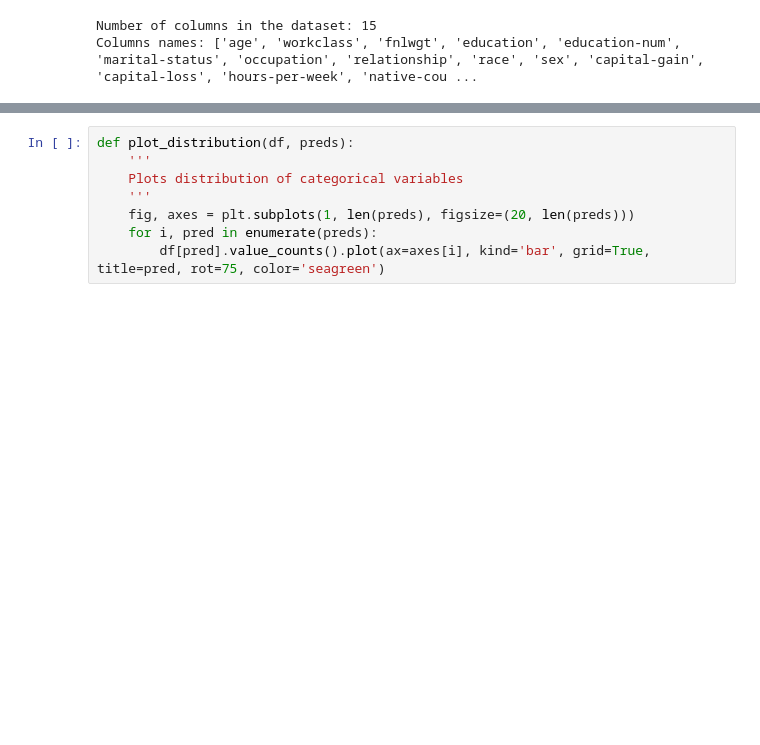
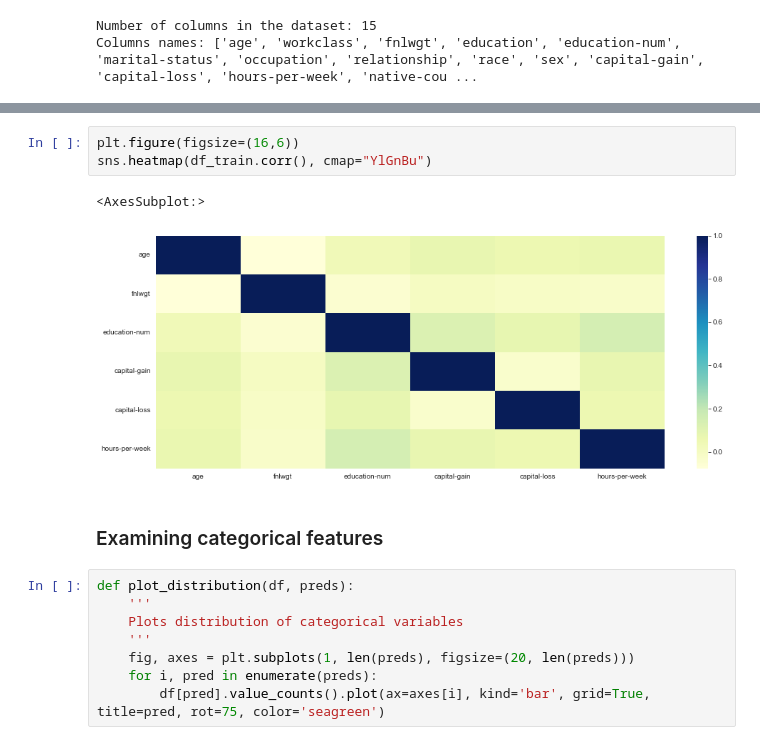
Before and after one commit to callistac/IncomePrediction, a Jupyter notebook: src/income_prediction.ipynb, the cells around one changed output, grey strips where cells are left out. Drawn from its saved outputs; the diff is of its cells as text; blank space fills up the shorter version.

```diff
--- a/src/income_prediction.ipynb
+++ b/src/income_prediction.ipynb
@@ -45,3 +122,11 @@ subplot = df_train.hist(layout=(5,4), figsize=(23,20), color='seagreen')
+# %%
+plt.figure(figsize=(16,6))
+sns.heatmap(df_train.corr(), cmap="YlGnBu")
+# %% [output]
+<AxesSubplot:>
+[figure, added]
+# %% [markdown]
+### Examining categorical features
 # %%
 def plot_distribution(df, preds):
     '''
```
Also changed, not shown: parts of 20 cells of this notebook.
